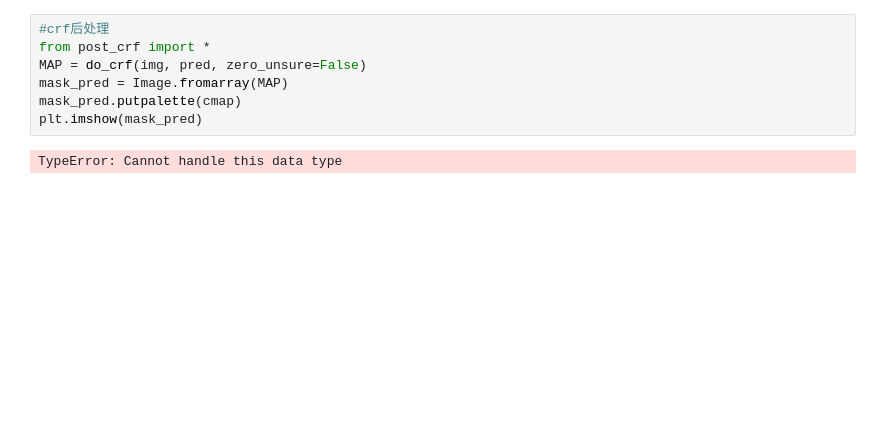
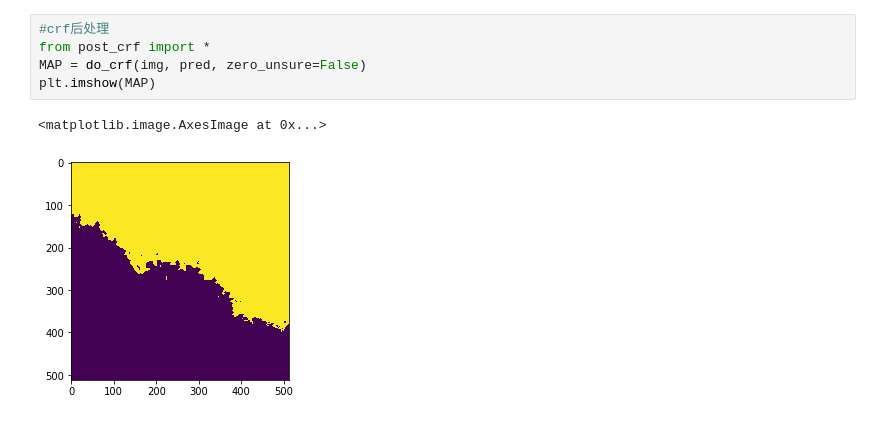
Before and after one commit to Lmoer/tianchi-agricultural-semantic-segmentation, a Jupyter notebook: CRF/CRF后处理.ipynb, the cells around one changed output. Drawn from its saved outputs; the diff is of its cells as text; blank space fills up the shorter version.

```diff
--- a/CRF/CRF后处理.ipynb
+++ b/CRF/CRF后处理.ipynb
@@ -68,12 +60,11 @@ pred)
 # %%
 #crf后处理
 from post_crf import *
 MAP = do_crf(img, pred, zero_unsure=False)
-mask_pred = Image.fromarray(MAP)
-mask_pred.putpalette(cmap)
-plt.imshow(mask_pred)
+plt.imshow(MAP)
 # %% [output]
-TypeError: Cannot handle this data type
+<matplotlib.image.AxesImage at 0x...>
+[figure, added]
 # %%
 MAP
 # %% [output]
```
Also changed, not shown: parts of 2 cells of this notebook, 1 other file.
